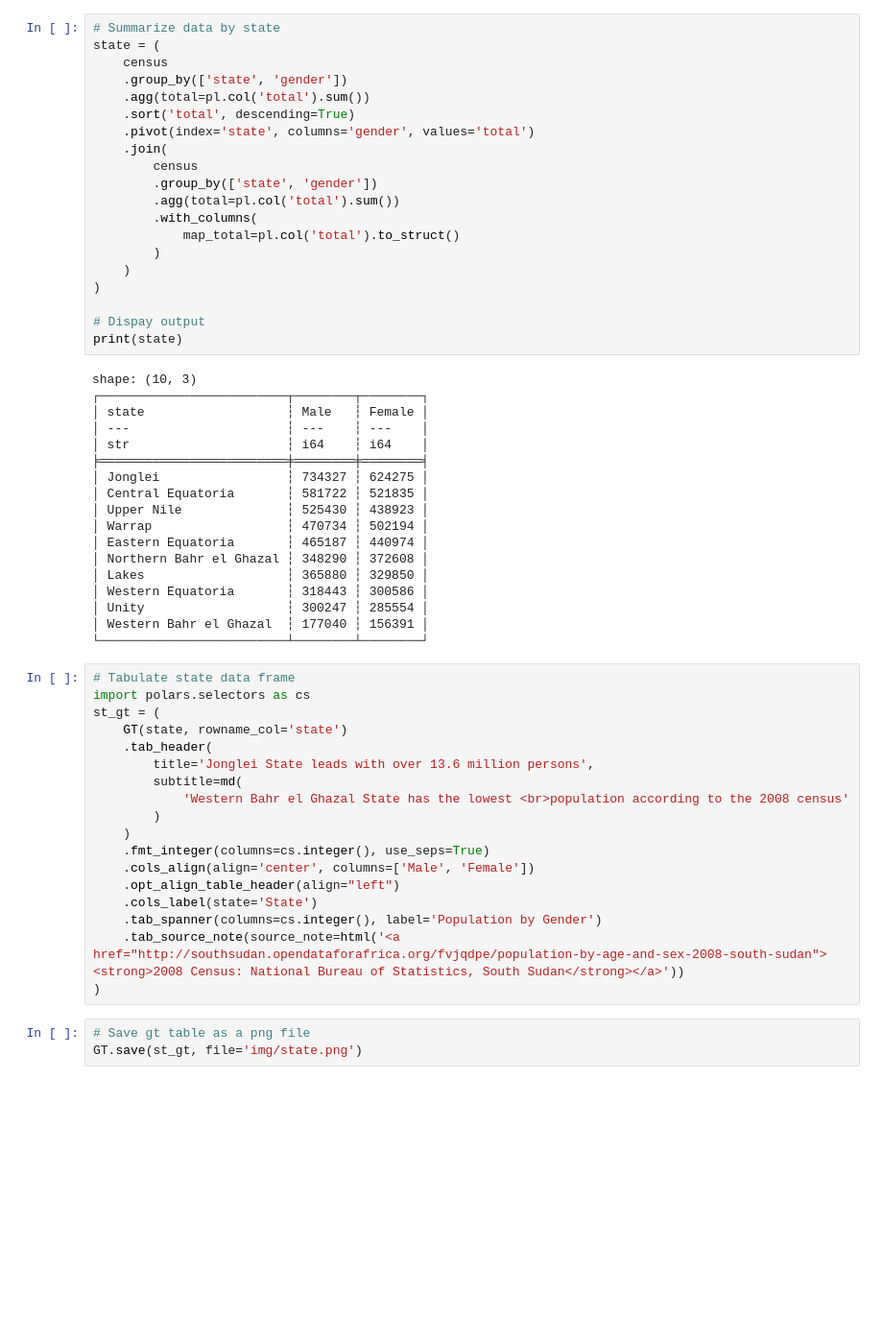
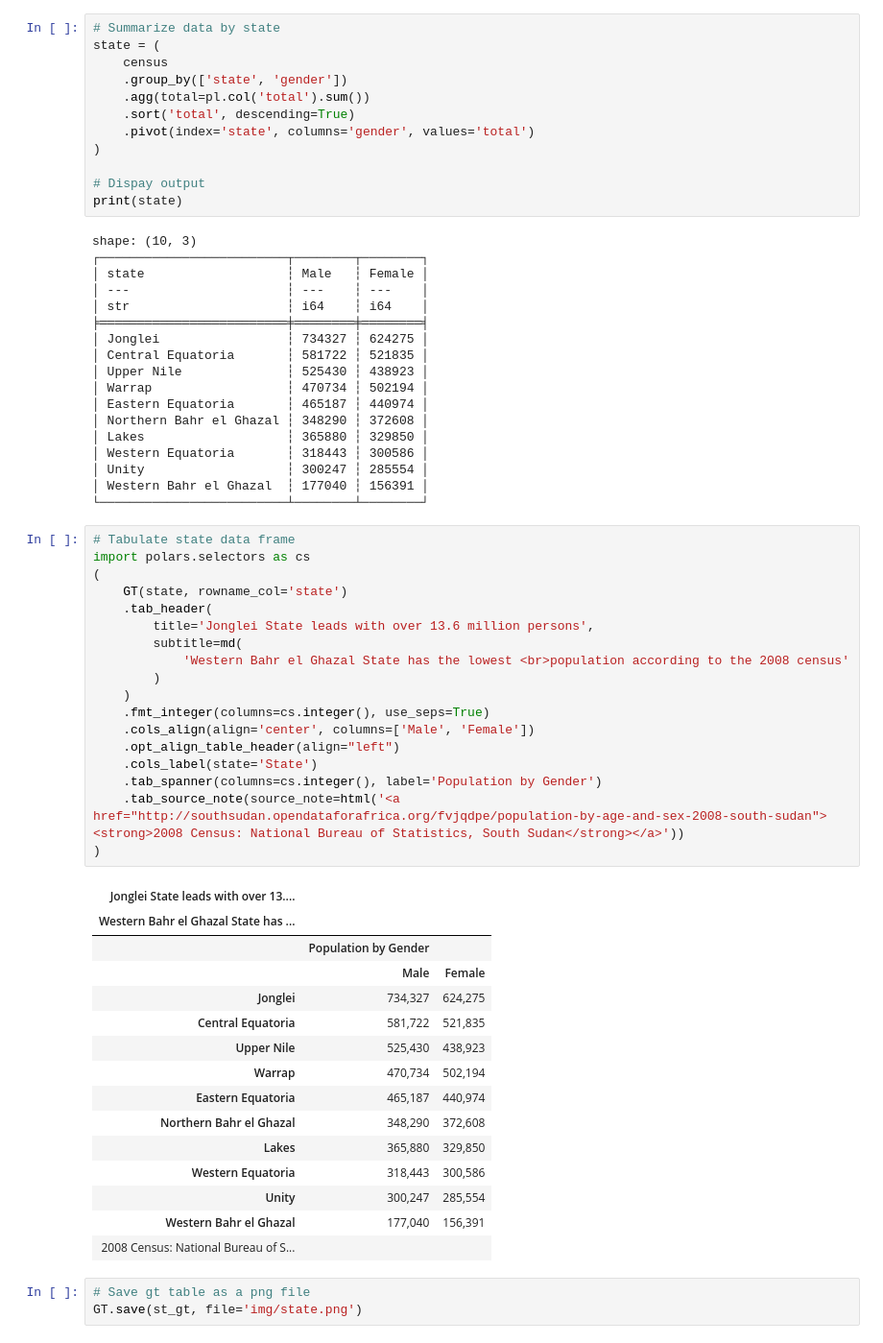
Before and after one commit to tongakuot/polars-orbits, a Jupyter notebook: learning_polars_the_right_way_01.ipynb, the cells around one changed output. Shown at 96% size. Cells and saved outputs as stored; diff of their text form; blank space fills up the shorter version.

```diff
--- a/learning_polars_the_right_way_01.ipynb
+++ b/learning_polars_the_right_way_01.ipynb
@@ -228,14 +228,6 @@ state = (
     .agg(total=pl.col('total').sum())
     .sort('total', descending=True)
     .pivot(index='state', columns='gender', values='total')
-    .join(
-        census
-        .group_by(['state', 'gender'])
-        .agg(total=pl.col('total').sum())
-        .with_columns(
-            map_total=pl.col('total').to_struct()
-        )
-    )
 )
 
 # Dispay output
@@ -261,21 +253,37 @@ shape: (10, 3)
 # %%
 # Tabulate state data frame
 import polars.selectors as cs
-st_gt = (
+(
     GT(state, rowname_col='state')
     .tab_header(
         title='Jonglei State leads with over 13.6 million persons',
         subtitle=md(
             'Western Bahr el Ghazal State has the lowest <br>population according to the 2008 census'
         )
     )
     .fmt_integer(columns=cs.integer(), use_seps=True)
     .cols_align(align='center', columns=['Male', 'Female'])
     .opt_align_table_header(align="left")
     .cols_label(state='State')
     .tab_spanner(columns=cs.integer(), label='Population by Gender')
     .tab_source_note(source_note=html('<a href="http://southsudan.opendataforafrica.org/fvjqdpe/population-by-age-and-sex-2008-south-sudan"><strong>2008 Census: National Bureau of Statistics, South Sudan</strong></a>'))
 )
+# %% [output]
+| Jonglei State leads with over 13.... |  |  |
+| Western Bahr el Ghazal State has ... |  |  |
+|  | Population by Gender |  |
+|  | Male | Female |
+| Jonglei | 734,327 | 624,275 |
+| Central Equatoria | 581,722 | 521,835 |
+| Upper Nile | 525,430 | 438,923 |
+| Warrap | 470,734 | 502,194 |
+| Eastern Equatoria | 465,187 | 440,974 |
+| Northern Bahr el Ghazal | 348,290 | 372,608 |
+| Lakes | 365,880 | 329,850 |
+| Western Equatoria | 318,443 | 300,586 |
+| Unity | 300,247 | 285,554 |
+| Western Bahr el Ghazal | 177,040 | 156,391 |
+| 2008 Census: National Bureau of S... |  |  |
 # %%
 # Save gt table as a png file
 GT.save(st_gt, file='img/state.png')
```
Also changed, not shown: parts of 5 cells of this notebook, 2 other files.
